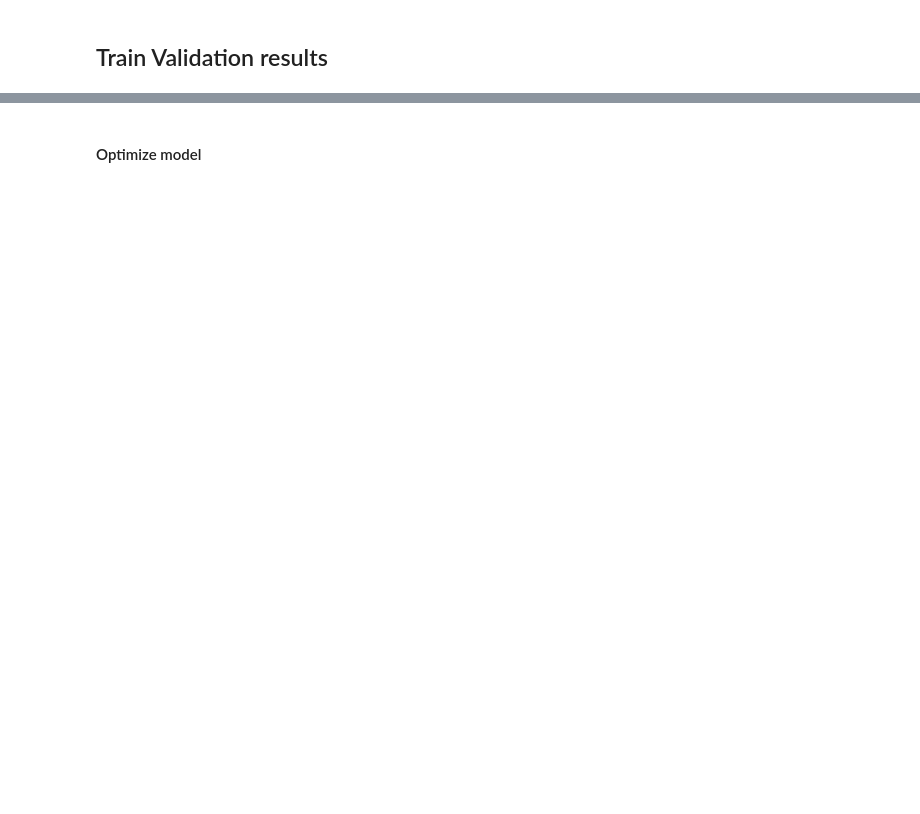
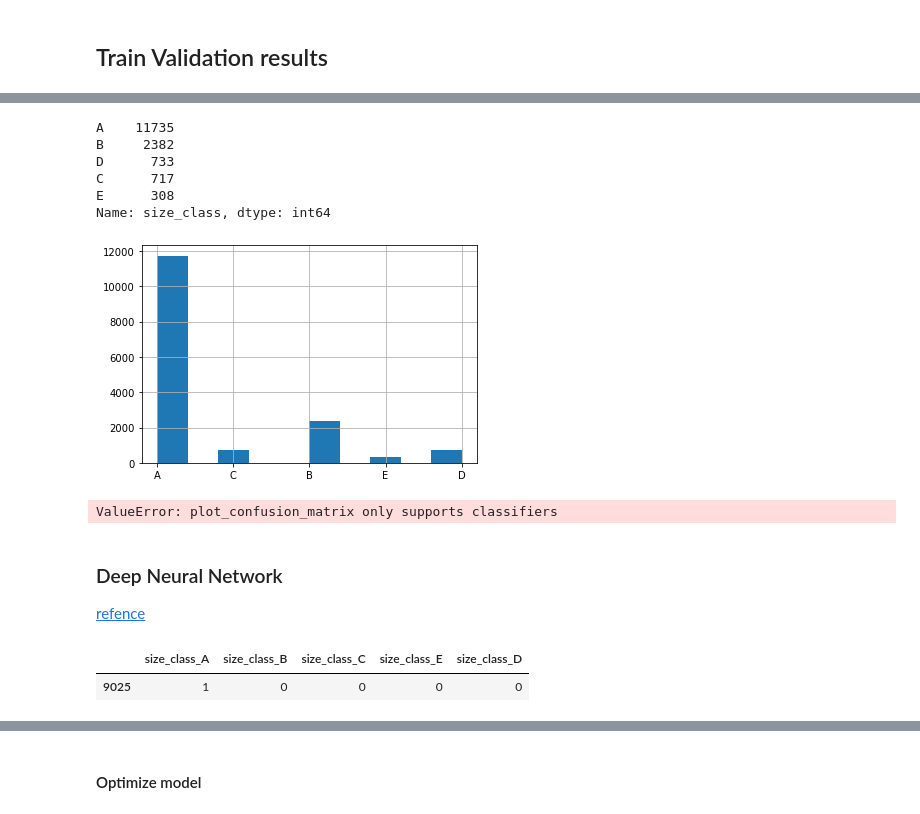
Before and after one commit to CheloGE/CARINO-wildfire_size_prediction, a Jupyter notebook: Wildfire_size_prediction.ipynb, the cells around one changed output, grey strips where cells are left out. Saved outputs shown, nothing was run; the diff lists cells and outputs as text; code cells hidden in the pictures; blank space fills up the shorter version.

```diff
--- a/Wildfire_size_prediction.ipynb
+++ b/Wildfire_size_prediction.ipynb
@@ -481,5 +492,4 @@ We are going to test the model by using only the first 7 features that are the m
 # %%
-most_relevant_features = relevant_df[
-    (relevant_df['Importance value']>0.01)&(relevant_df['Features']!='fuel_type_Unknown')]['Features']
+most_relevant_features = relevant_df[relevant_df['Importance value']>=0.008]['Features']
 most_relevant_features
 # %% [output]
@@ -515,0 +607,24 @@ F1-score - train:0.33441399813281103 - validation: 0.31032931835821964
+# %%
+#model.fit(pca_train_split_X, train_y.values.ravel())
+model.fit(train_X[most_relevant_features], train_y.values.ravel())
+#model.fit(X_train_ohe, y_train.values.ravel())
+
+#pred_validation_y = model.predict(pca_validation_split_X)
+pred_validation_y = model.predict(validation_X[most_relevant_features])
+#pred_y = model.predict(X_train_ohe)
+f1_score = fbeta_score(validation_y.values.ravel(), pred_validation_y, beta = 1, average='macro')
+gmean_score = geometric_mean_score(validation_y.values.ravel(), pred_validation_y)
+gmean_score_sparse = geometric_mean_score(validation_y.values.ravel(), pred_validation_y, average=None)
+print(f"F1-score - validation:{f1_score}")
+print(f"Geometric mean - validation:{gmean_score}")
+print(f"Geometric mean per class - validation:{gmean_score_sparse}")
+
+print("-------------------------------------------------------------------------------------------")
+#pred_train_y = model.predict(pca_train_split_X)
+pred_train_y = model.predict(train_X[most_relevant_features])
+f1_score = fbeta_score(train_y.values.ravel(), pred_train_y, beta = 1, average='macro')
+gmean_score = geometric_mean_score(train_y.values.ravel(), pred_train_y)
+gmean_score_sparse = geometric_mean_score(train_y.values.ravel(), pred_train_y, average=None)
+print(f"F1-score - train:{f1_score}")
+print(f"Geometric mean - train:{gmean_score}")
+print(f"Geometric mean per class - train:{gmean_score_sparse}")
@@ -515,0 +639,37 @@ F1-score - train:0.33441399813281103 - validation: 0.31032931835821964
+# %%
+y_valid_pred = pd.DataFrame()
+y_valid_pred['fire_number'] = train_feng['fire_number']
+y_valid_pred['size_class'] = model.predict(X_train_ohe[most_relevant_features])
+#y_valid_pred['size_class'] = model.predict(pca_train_X)
+y_valid_pred['size_class'].hist()
+y_valid_pred['size_class'].value_counts()
+# %% [output]
+A    11735
+B     2382
+D      733
+C      717
+E      308
+Name: size_class, dtype: int64
+[figure, added]
+# %%
+from sklearn.metrics import plot_confusion_matrix
+
+class_names = validation_y['size_class'].unique()
+
+# Plot non-normalized and normalized confusion matrices
+titles_options = [("Confusion matrix, without normalization", None),
+                  ("Normalized confusion matrix", 'true')]
+
+for title, normalize in titles_options:
+    disp = plot_confusion_matrix(model, validation_X[most_relevant_features], validation_y.values.ravel(),
+                                 labels=class_names,
+                                 cmap=plt.cm.Blues,
+                                 normalize=normalize)
+    disp.ax_.set_title(title)
+
+plt.show()
+# %% [output]
+ValueError: plot_confusion_matrix only supports classifiers
+# %% [markdown]
+### Deep Neural Network
+[refence](https://machinelearningmastery.com/cost-sensitive-neural-network-for-imbalanced-classification/)
@@ -515,0 +699,10 @@ F1-score - train:0.33441399813281103 - validation: 0.31032931835821964
+# %%
+# One hot encode for the labels
+ohe = ce.OneHotEncoder(use_cat_names=True)
+y_train_ohe = ohe.fit_transform(train_y)
+y_validation_ohe = ohe.transform(validation_y)
+
+y_validation_ohe.sample(1)
+# %% [output]
+|  | size_class_A | size_class_B | size_class_C | size_class_E | size_class_D |
+| 9025 | 1 | 0 | 0 | 0 | 0 |
```
Also changed, not shown: parts of 40 cells of this notebook, 1 other file.
